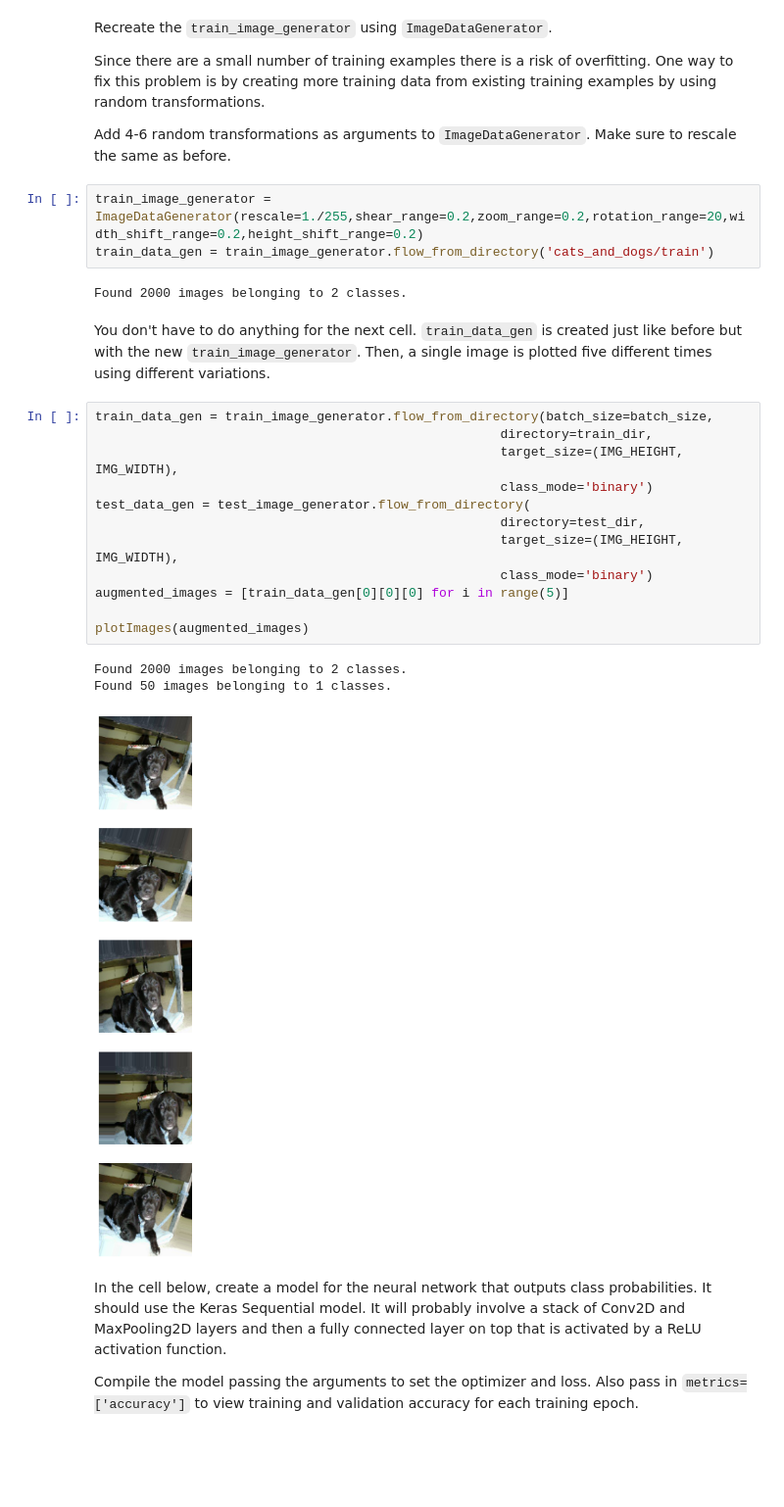
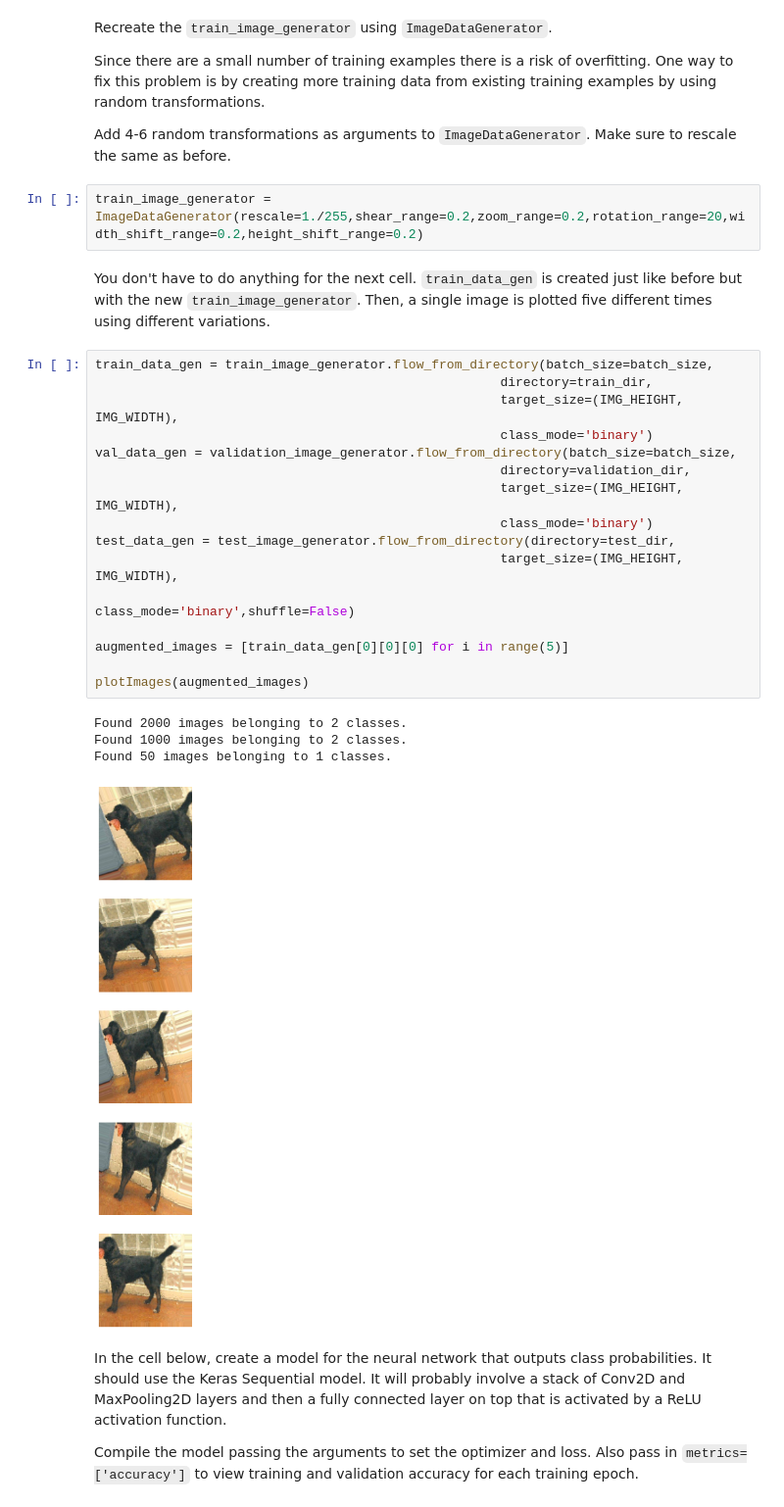
Before and after one commit to CharyS117/boilerplate-cat-and-dog-image-classifier, a Jupyter notebook: fcc_cat_dog.ipynb, the cells around one changed output. Shown at 98% size. Cells and saved outputs as stored; diff of their text form; blank space fills up the shorter version.

```diff
--- a/fcc_cat_dog.ipynb
+++ b/fcc_cat_dog.ipynb
@@ -118,27 +125,29 @@ Since there are a small number of training examples there is a risk of overfitti
 Add 4-6 random transformations as arguments to `ImageDataGenerator`. Make sure to rescale the same as before.
 # %%
 train_image_generator = ImageDataGenerator(rescale=1./255,shear_range=0.2,zoom_range=0.2,rotation_range=20,width_shift_range=0.2,height_shift_range=0.2)
-train_data_gen = train_image_generator.flow_from_directory('cats_and_dogs/train')
-# %% [output]
-Found 2000 images belonging to 2 classes.
 # %% [markdown]
 You don't have to do anything for the next cell. `train_data_gen` is created just like before but with the new `train_image_generator`. Then, a single image is plotted five different times using different variations.
 # %%
 train_data_gen = train_image_generator.flow_from_directory(batch_size=batch_size,
                                                      directory=train_dir,
                                                      target_size=(IMG_HEIGHT, IMG_WIDTH),
                                                      class_mode='binary')
-test_data_gen = test_image_generator.flow_from_directory(
-                                                     directory=test_dir,
+val_data_gen = validation_image_generator.flow_from_directory(batch_size=batch_size,
+                                                     directory=validation_dir,
                                                      target_size=(IMG_HEIGHT, IMG_WIDTH),
                                                      class_mode='binary')
+test_data_gen = test_image_generator.flow_from_directory(directory=test_dir,
+                                                     target_size=(IMG_HEIGHT, IMG_WIDTH),
+                                                     class_mode='binary',shuffle=False)
+
 augmented_images = [train_data_gen[0][0][0] for i in range(5)]
 
 plotImages(augmented_images)
 # %% [output]
 Found 2000 images belonging to 2 classes.
+Found 1000 images belonging to 2 classes.
 Found 50 images belonging to 1 classes.
-[figure, old version]
+[figure, new version]
 # %% [markdown]
 In the cell below, create a model for the neural network that outputs class probabilities. It should use the Keras Sequential model. It will probably involve a stack of Conv2D and MaxPooling2D layers and then a fully connected layer on top that is activated by a ReLU activation function.
 
```
Also changed, not shown: parts of 9 cells of this notebook.
